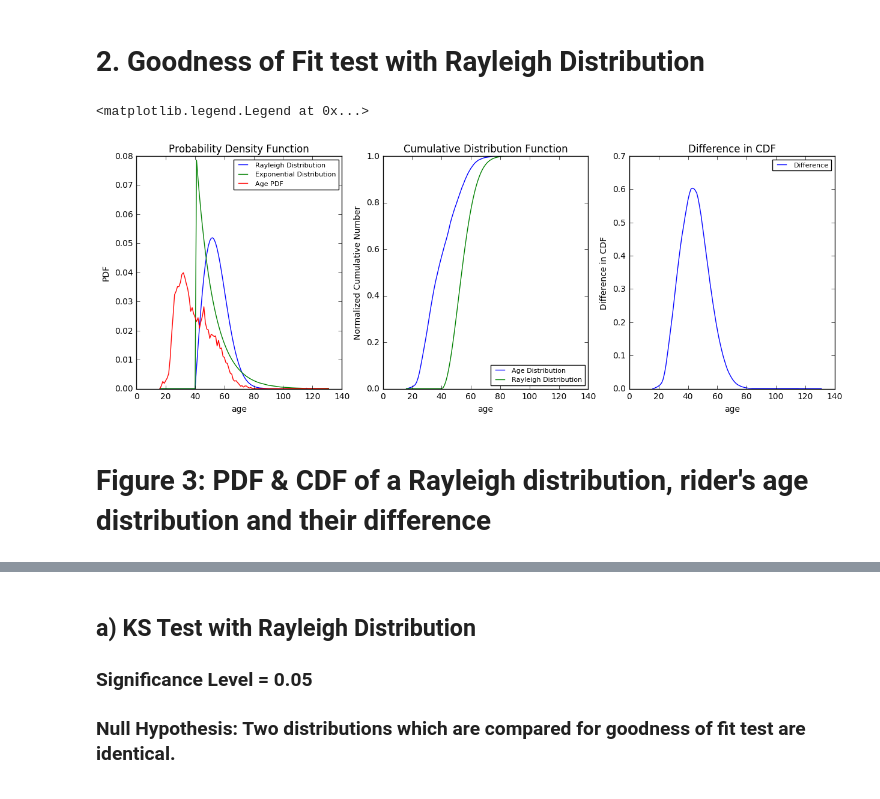
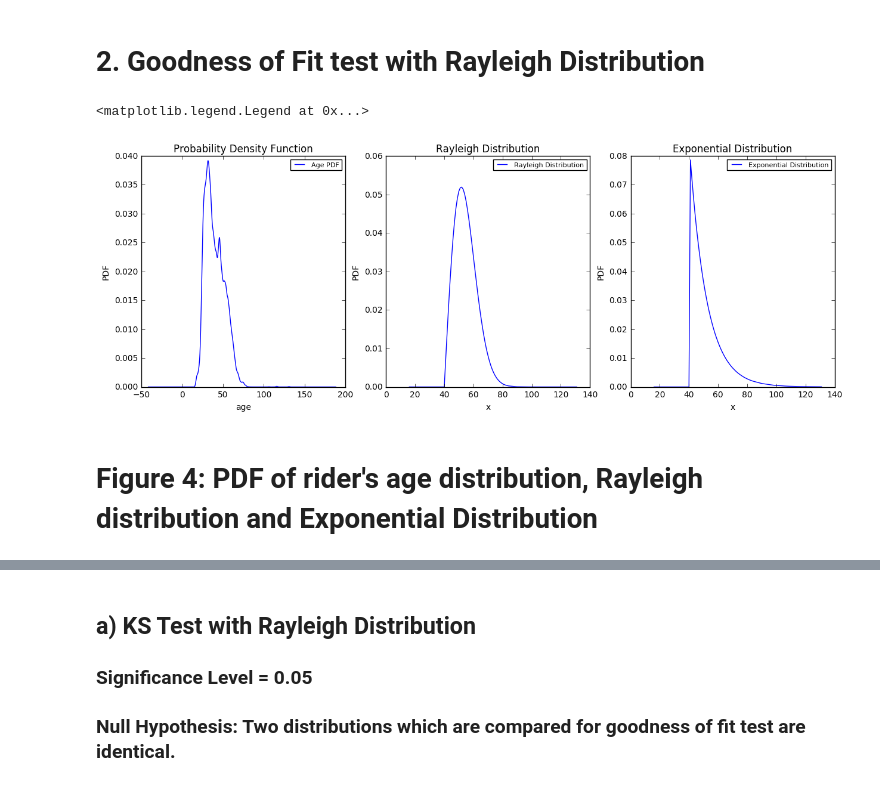
Before and after one commit to ace-gabriel/PUI2016_vys217, a Jupyter notebook: HW5_vys217/HW5_1_vys217.ipynb, the cells around one changed output, grey strips where cells are left out. Drawn from its saved outputs; the diff is of its cells as text; code cells hidden in the pictures.

```diff
--- a/HW5_vys217/HW5_1_vys217.ipynb
+++ b/HW5_vys217/HW5_1_vys217.ipynb
@@ -124,48 +144,41 @@ AndersonResult(statistic=5693.0809600793873, critical_values=array([ 0.576,  0.6
 # %%
 df_age = df['age'].groupby(df.age).agg([np.count_nonzero])
 df_age_N = df_age.cumsum()/df_age.cumsum().max()
 
 diff = np.abs(df_age_N.count_nonzero - stats.rayleigh.cdf(df_age.index.values, loc=df.age.mean(), scale=df.age.std()))
 
 fig = plt.figure(figsize=(15,5))
 
-# PDF
+# PDF od age distribution
 ax1 = fig.add_subplot(131)
-ax1.plot(df_age.index.values, stats.rayleigh.pdf(df_age.index.values, loc=df.age.mean(),
-                                                 scale=df.age.std()),
-                                                 label="Rayleigh Distribution")
-ax1.plot(df_age.index.values, stats.expon.pdf(df_age.index.values, loc=df.age.mean(),
-                                                 scale=df.age.std()),
-                                                 label="Exponential Distribution")
-ax1.plot(df_age.index.values, df_age/df_age.sum(), label="Age PDF")
+#ax1.plot(df_age.index.values, df_age/df_age.sum(), label="Age PDF")
+df['age'].plot(kind='density', label="Age PDF")
 plt.title('Probability Density Function')
 plt.legend(loc = 'best', fontsize = 8)
 plt.xlabel('age')
 plt.ylabel('PDF')
 
-#CDF
+#PDF of Rayleigh Distribution
 ax2 = fig.add_subplot(132)
-ax2.plot(df_age_N.index.values, df_age_N, label="Age Distribution")
-ax2.plot(df_age.index.values, stats.rayleigh.cdf(df_age.index.values, loc=df.age.mean(),
+ax2.plot(df_age.index.values, stats.rayleigh.pdf(df_age.index.values, loc=df.age.mean(),
                                                  scale=df.age.std()),
                                                  label="Rayleigh Distribution")
-plt.title('Cumulative Distribution Function')
-plt.ylabel('Normalized Cumulative Number')
-plt.xlabel('age')
+plt.title('Rayleigh Distribution')
+plt.ylabel('PDF')
+plt.xlabel('x')
 plt.legend(loc = 'best', fontsize = 8)
 
-#CDF Difference
+#Exponential Distribution Function
 ax3 = fig.add_subplot(133)
-ax3.plot(df_age.index.values, diff, label="Difference")
-
-
-
-plt.title('Difference in CDF')
-plt.xlabel('age')
-plt.ylabel('Difference in CDF')
+ax3.plot(df_age.index.values, stats.expon.pdf(df_age.index.values, loc=df.age.mean(),
+                                                 scale=df.age.std()),
+                                                 label="Exponential Distribution")
+plt.title('Exponential Distribution')
+plt.xlabel('x')
+plt.ylabel('PDF')
 plt.legend(loc = 'best', fontsize = 8)
 # %% [output]
 <matplotlib.legend.Legend at 0x...>
-[figure, old version]
+[figure, new version]
 # %% [markdown]
-# Figure 3: PDF & CDF of a Rayleigh distribution, rider's age distribution and their difference
+# Figure 4: PDF of rider's age distribution, Rayleigh distribution and Exponential Distribution
```
Also changed, not shown: parts of 8 cells of this notebook.
